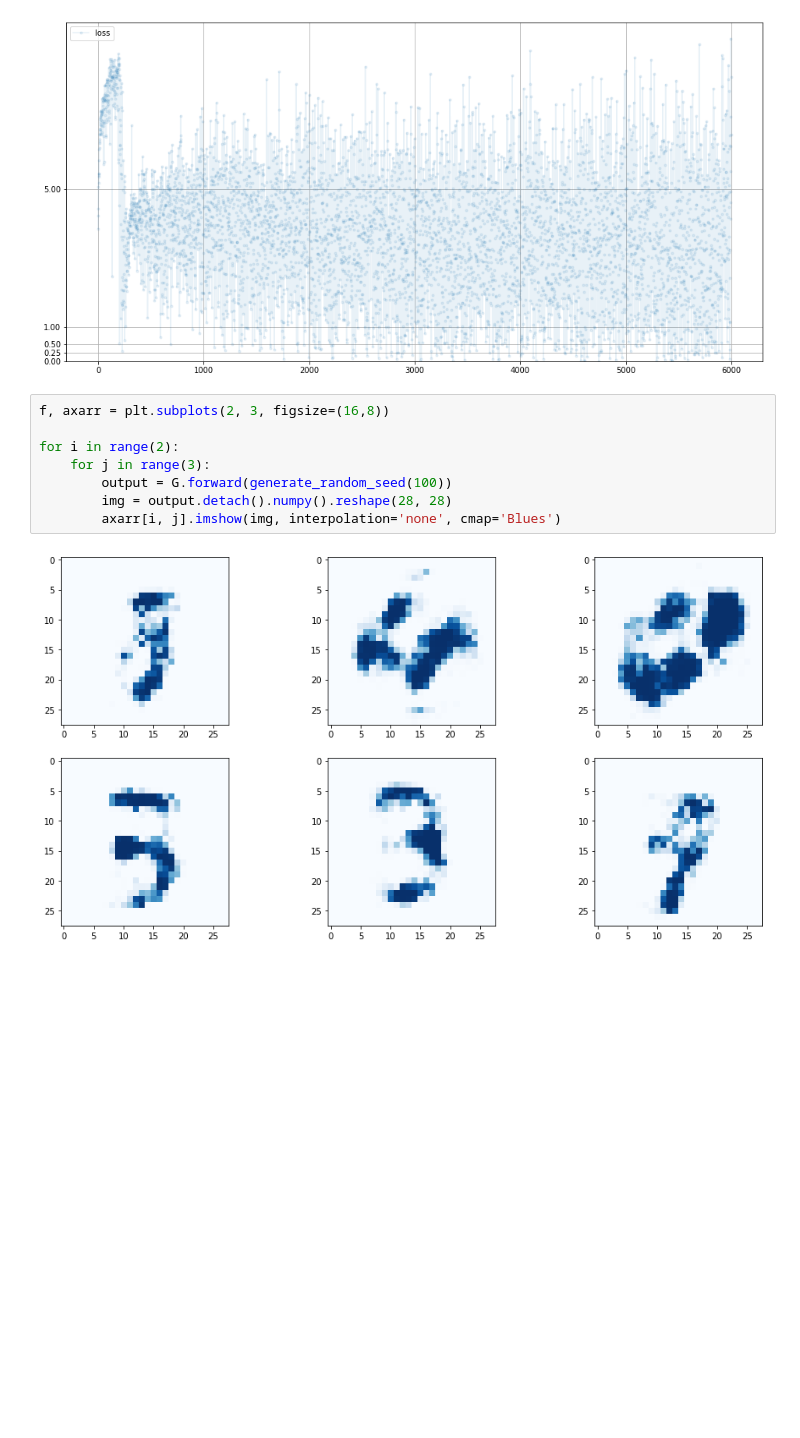
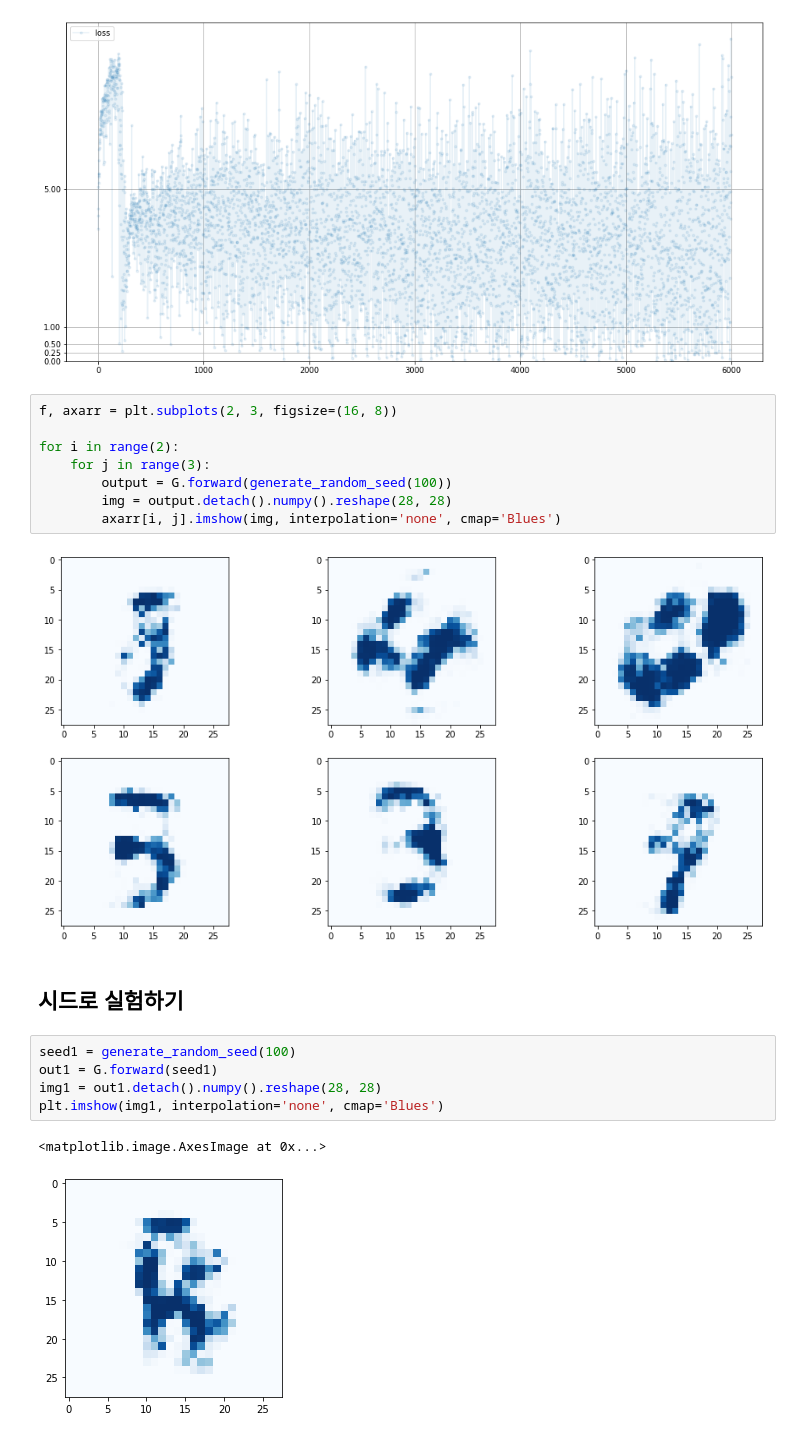
Before and after one commit to hodurie/AI_Study, a Jupyter notebook: Pytorch/GAN 첫걸음/손으로 쓴 숫자 훈련.ipynb, the cells around one changed output. Cells and saved outputs as stored; diff of their text form; blank space fills up the shorter version.

```diff
--- a/Pytorch/GAN 첫걸음/손으로 쓴 숫자 훈련.ipynb
+++ b/Pytorch/GAN 첫걸음/손으로 쓴 숫자 훈련.ipynb
@@ -349,7 +349,7 @@ G.plot_progress()
 # %% [output]
 [figure]
 # %%
-f, axarr = plt.subplots(2, 3, figsize=(16,8))
+f, axarr = plt.subplots(2, 3, figsize=(16, 8))
 
 for i in range(2):
     for j in range(3):
@@ -358,3 +358,13 @@ for i in range(2):
         axarr[i, j].imshow(img, interpolation='none', cmap='Blues')
 # %% [output]
 [figure]
+# %% [markdown]
+## 시드로 실험하기
+# %%
+seed1 = generate_random_seed(100)
+out1 = G.forward(seed1)
+img1 = out1.detach().numpy().reshape(28, 28)
+plt.imshow(img1, interpolation='none', cmap='Blues')
+# %% [output]
+<matplotlib.image.AxesImage at 0x...>
+[figure, added]
```
Also changed, not shown: parts of 7 cells of this notebook.
